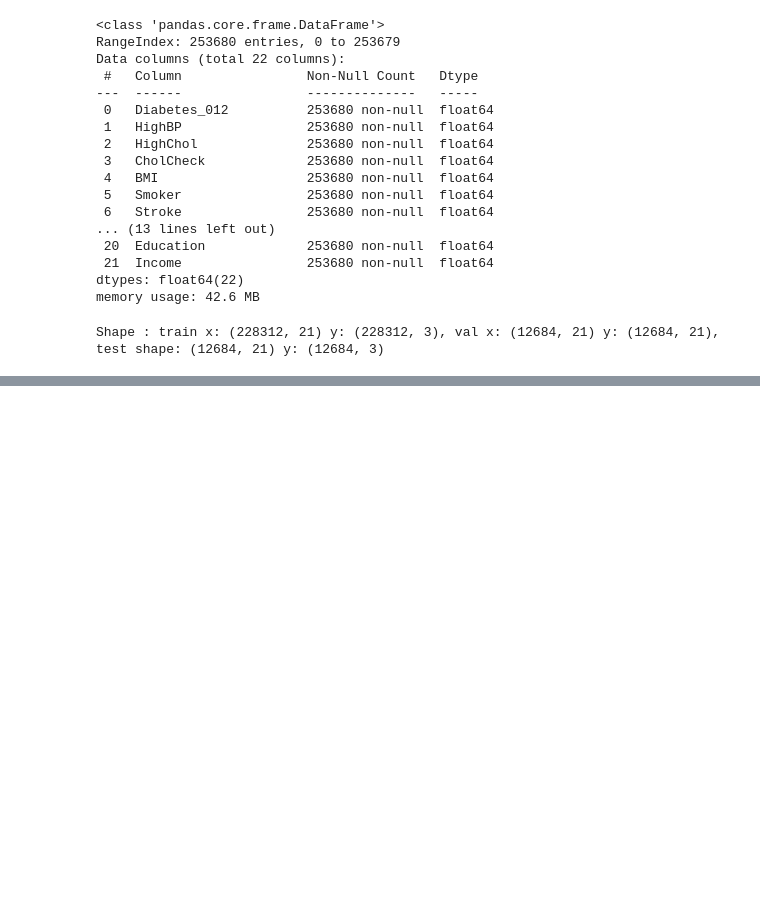
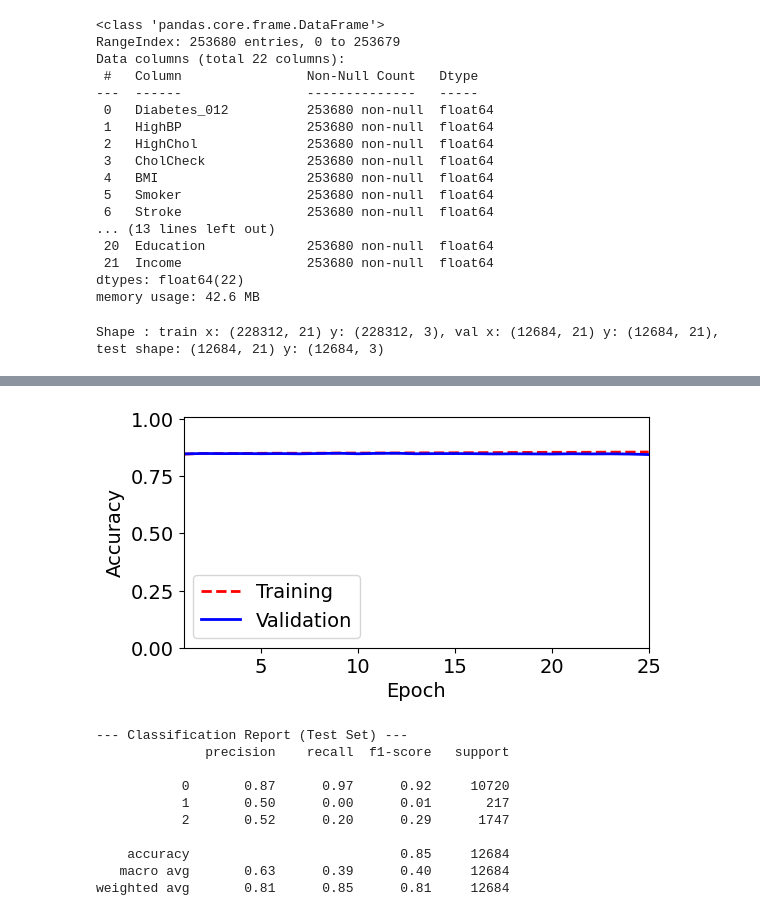
Before and after one commit to hansikaweerasena/MLE, a Jupyter notebook: Diabetis_DNN/train_dnn.ipynb, the cells around one changed output, grey strips where cells are left out. Saved outputs shown, nothing was run; the diff lists cells and outputs as text; code cells hidden in the pictures; blank space fills up the shorter version.

```diff
--- a/Diabetis_DNN/train_dnn.ipynb
+++ b/Diabetis_DNN/train_dnn.ipynb
@@ -244,7 +244,7 @@ def train_model(model, max_epochs=25, batch_size=128, verbose=0,
     ## unpack dataset
     train_x, train_y, val_x, val_y, test_x, test_y = dataset
 
-    early_stop_cb = keras.callbacks.EarlyStopping(monitor='loss', mode='min', patience=40)
+    early_stop_cb = keras.callbacks.EarlyStopping(monitor='loss', mode='min', patience=5)
 
     perf_data = np.zeros((max_epochs, 4))
     perf_eval_cb = PerfEvalCustomCallback(perf_data)
@@ -257,7 +257,7 @@ def train_model(model, max_epochs=25, batch_size=128, verbose=0,
 
     return eval_data
 # %%
-def create_compile_model(input_shape=21, hidden_widths=[300, 100], num_outputs=3, verbose=True):
+def create_compile_model(input_shape=21, hidden_widths=[100, 50], num_outputs=3, learning_rate=0.001, verbose=True):
     name = 'diabetes_ANN_model'
 
     model = keras.models.Sequential(name=name)
@@ -273,7 +273,7 @@ def create_compile_model(input_shape=21, hidden_widths=[300, 100], num_outputs=3
                                 kernel_initializer=keras.initializers.RandomNormal(stddev=np.sqrt(0.1)),
                                 bias_initializer=keras.initializers.Zeros()))
 
-    opt = keras.optimizers.Adam(learning_rate=0.002)
+    opt = keras.optimizers.Adam(learning_rate=learning_rate)
 
     if verbose:
         model.summary()
@@ -312,0 +313,3 @@ evaluate_model(name, model, eval_data)
+# %%
+name, model = create_compile_model(hidden_widths=[128,64,32])
+eval_data = train_model(model, verbose=1)
@@ -312,0 +335,3 @@ evaluate_model(name, model, eval_data)
+# %%
+evaluate_model(name, model, eval_data, provide_classification_report=True)
+# %% [output]
@@ -312,0 +340,11 @@ evaluate_model(name, model, eval_data)
+[figure, added]
+--- Classification Report (Test Set) ---
+              precision    recall  f1-score   support
+
+           0       0.87      0.97      0.92     10720
+           1       0.50      0.00      0.01       217
+           2       0.52      0.20      0.29      1747
+
+    accuracy                           0.85     12684
+   macro avg       0.63      0.39      0.40     12684
+weighted avg       0.81      0.85      0.81     12684
```
Also changed, not shown: parts of 7 cells of this notebook.
